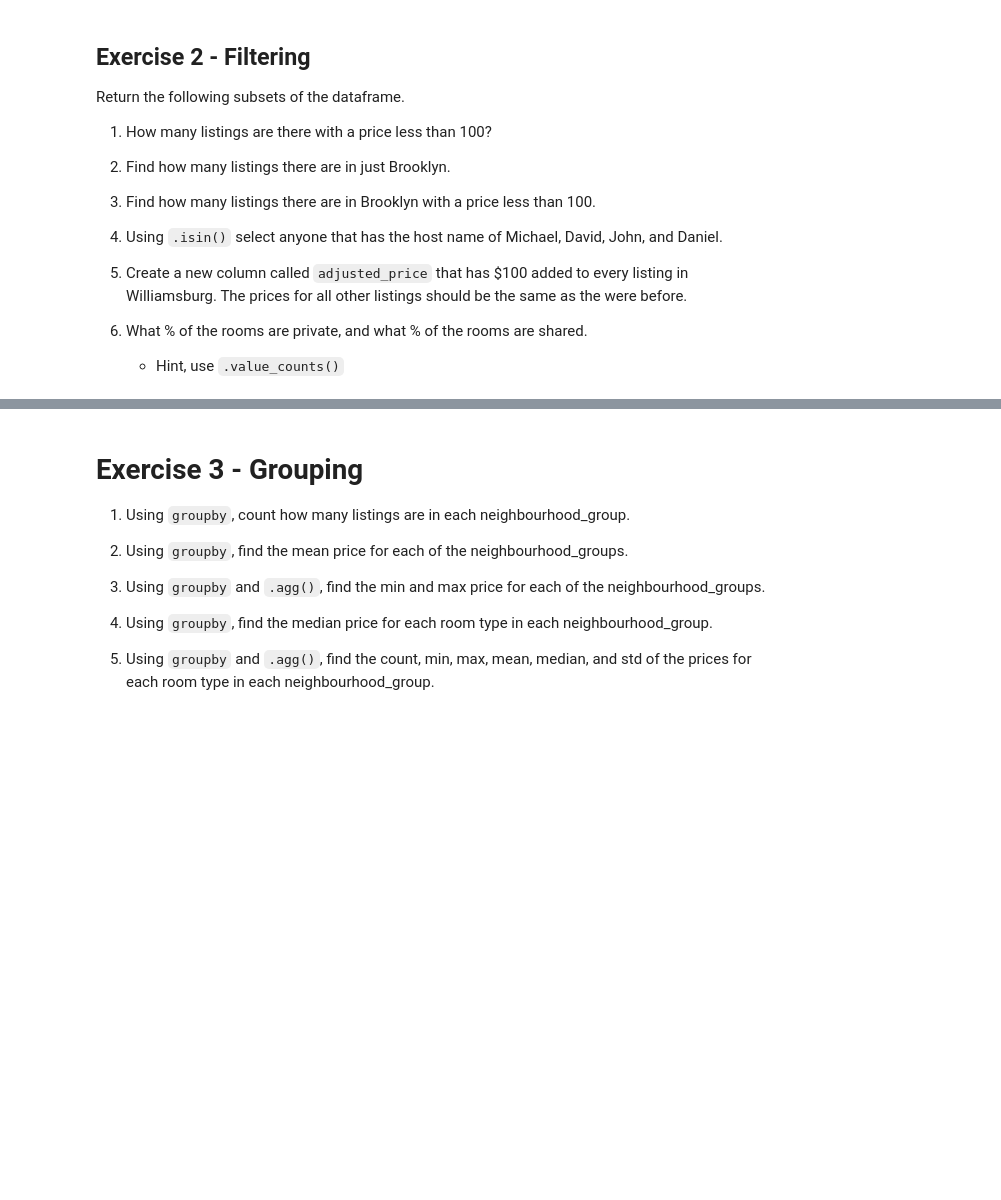
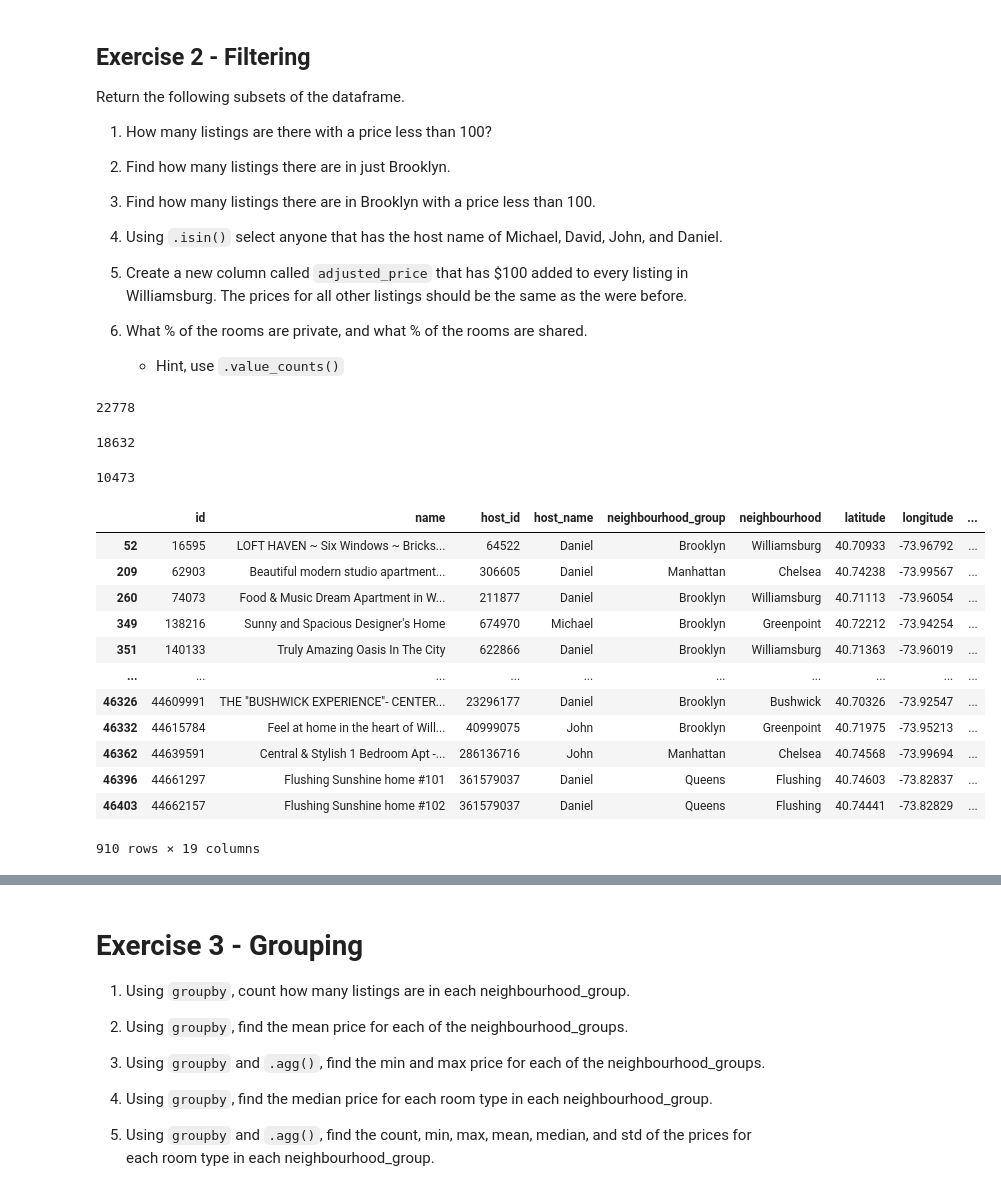
Before and after one commit to Maiwing323/2022-fall-data-science, a Jupyter notebook: Week-01-Pandas/Exercise.ipynb, the cells around one changed output, grey strips where cells are left out. Drawn from its saved outputs; the diff is of its cells as text; code cells hidden in the pictures; blank space fills up the shorter version.

```diff
--- a/Week-01-Pandas/Exercise.ipynb
+++ b/Week-01-Pandas/Exercise.ipynb
@@ -34,5 +49,39 @@ Return the following subsets of the dataframe.
 
 6. What % of the rooms are private, and what % of the rooms are shared.
     * Hint, use `.value_counts()`
+# %%
+# 1. How many listings are there with a price less than 100?
+select_condiction = df['price'] < 100
+df_priceLess = df[select_condiction]
+
+# count() does count the null value
+# be ware to use to count()
+# df_priceLess['price'].count()
+# len function also got the same answer if there is no null value when using count function
+#shape function give the value of num of row * num of column
+len(df_priceLess)
+# %% [output]
+22778
+# %%
+# 2. Make a new DataFrame of listings in Brooklyn named `df_bk`
+# and find how many listings in just Brooklyn.
+
+condiction_bk = df['neighbourhood_group'] == 'Brooklyn'
+df_bk = df[condiction_bk]
+df_bk.head()
+len(df_bk['neighbourhood_group'])
+
+
+# delect column using del
+# del df['select_condiction']
+# del df['is_in_bk']
+# df.head()
+# %% [output]
+18632
 # %%
-# 1. How many listings are there with a price less than 100?
+# 3. Find how many listings there are in Brooklyn with a price less than 100.
+condiction_price = df_bk['price'] < 100
+bk_low = df_bk[condiction_price]
+len(bk_low)
+# %% [output]
+10473
@@ -44,5 +88,22 @@ Return the following subsets of the dataframe.
 # %%
 # 4. Using `.isin()` select anyone that has the host name of Michael, David, John, and Daniel.
+list_of_hoods = ['Michael','John', 'Daniel']
+select_statement = df.host_name.isin(list_of_hoods)
+df[select_statement]
+# %% [output]
+|  | id | name | host_id | host_name | neighbourhood_group | neighbourhood | latitude | longitude | ... |
+| 52 | 16595 | LOFT HAVEN ~ Six Windows ~ Bricks... | 64522 | Daniel | Brooklyn | Williamsburg | 40.70933 | -73.96792 | ... |
+| 209 | 62903 | Beautiful modern studio apartment... | 306605 | Daniel | Manhattan | Chelsea | 40.74238 | -73.99567 | ... |
+| 260 | 74073 | Food & Music Dream Apartment in W... | 211877 | Daniel | Brooklyn | Williamsburg | 40.71113 | -73.96054 | ... |
+| 349 | 138216 | Sunny and Spacious Designer's Home | 674970 | Michael | Brooklyn | Greenpoint | 40.72212 | -73.94254 | ... |
+| 351 | 140133 | Truly Amazing Oasis In The City | 622866 | Daniel | Brooklyn | Williamsburg | 40.71363 | -73.96019 | ... |
+| ... | ... | ... | ... | ... | ... | ... | ... | ... | ... |
+| 46326 | 44609991 | THE "BUSHWICK EXPERIENCE"- CENTER... | 23296177 | Daniel | Brooklyn | Bushwick | 40.70326 | -73.92547 | ... |
+| 46332 | 44615784 | Feel at home in the heart of Will... | 40999075 | John | Brooklyn | Greenpoint | 40.71975 | -73.95213 | ... |
+| 46362 | 44639591 | Central & Stylish 1 Bedroom Apt -... | 286136716 | John | Manhattan | Chelsea | 40.74568 | -73.99694 | ... |
+| 46396 | 44661297 | Flushing Sunshine home #101 | 361579037 | Daniel | Queens | Flushing | 40.74603 | -73.82837 | ... |
+| 46403 | 44662157 | Flushing Sunshine home #102 | 361579037 | Daniel | Queens | Flushing | 40.74441 | -73.82829 | ... |
+910 rows × 19 columns
 # %%
 # 5. Create a new column called `adjusted_price` that has $100 added to every listing in Williamsburg.
 # The prices for all other listings should be the same as the were before.
```
Also changed, not shown: parts of 28 cells of this notebook, 2 other files.
